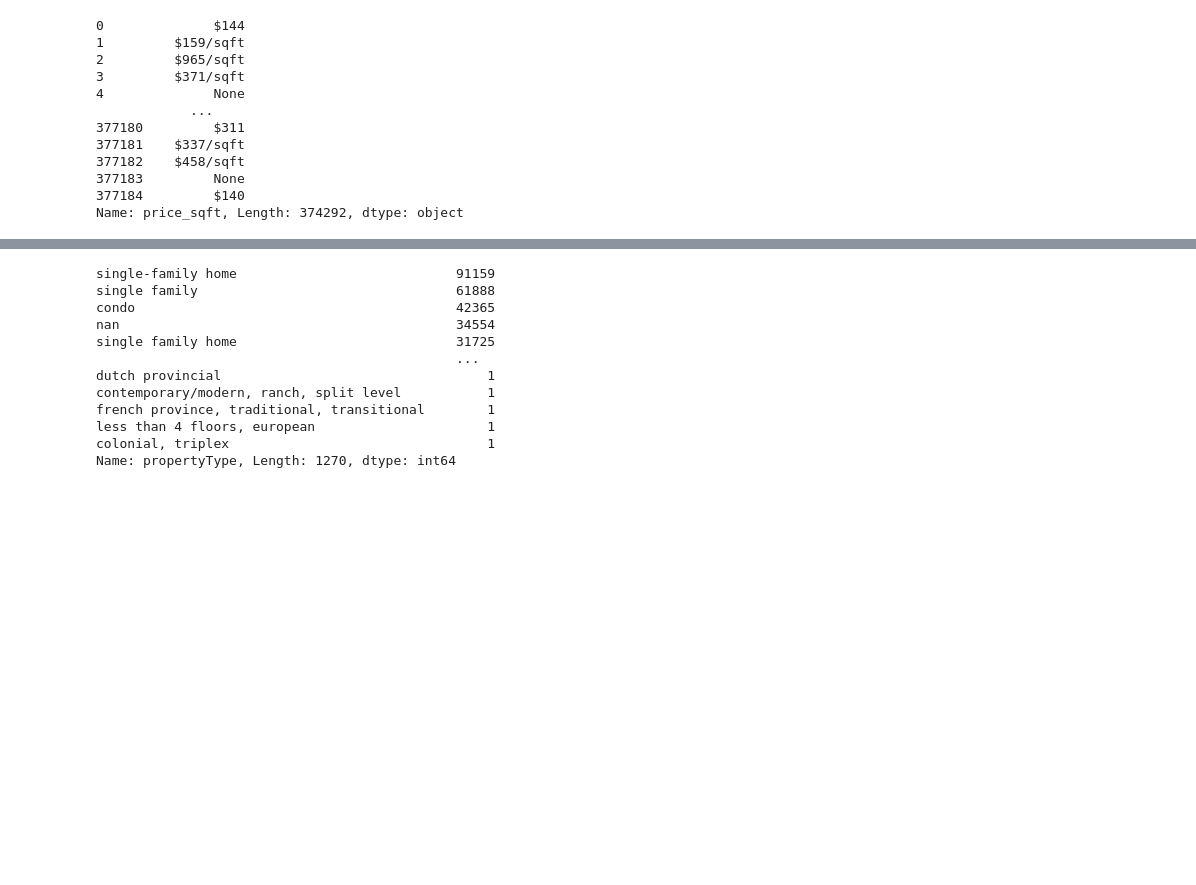
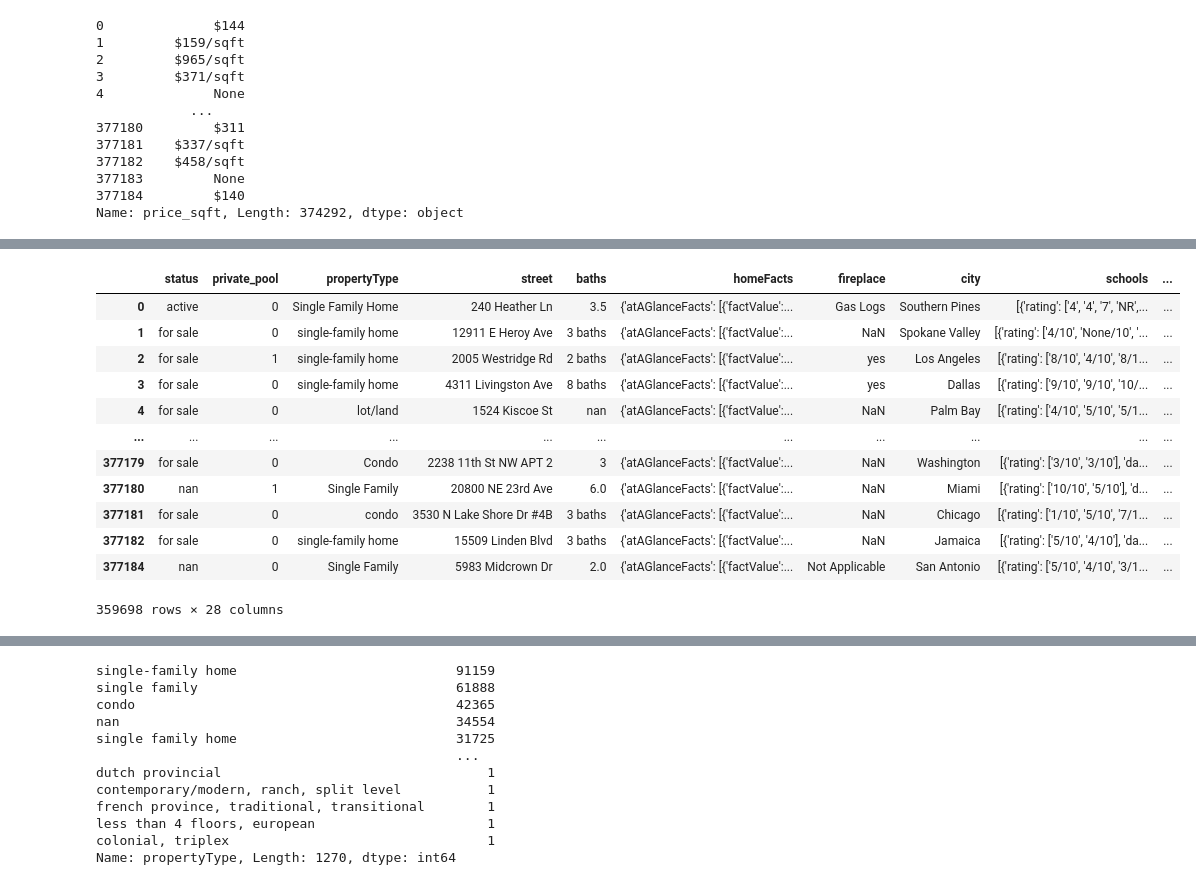
Before and after one commit to SeregeiKroupen/SF, a Jupyter notebook: final_project/Final_project.ipynb, the cells around one changed output, grey strips where cells are left out. Cells and saved outputs as stored; diff of their text form; code cells hidden in the pictures; blank space fills up the shorter version.

```diff
--- a/final_project/Final_project.ipynb
+++ b/final_project/Final_project.ipynb
@@ -898,0 +618,29 @@ Pinball Loss: 25000.71, over_pricing: 0.51%, mean over pricing: 48543
+# %%
+# filling NaN with string value 'nan' and turn texts to lower case
+data.baths.fillna('nan', inplace=True)
+data.baths = data.baths.str.lower()
+# %%
+# extract values from vector 'bath'
+baths = data[['sqft_value', 'lot_value', 'baths', 'beds']].copy()
+baths['baths_value'] = baths.baths.apply(find_number).apply(float)
+# some data seems to have mistaken format. For example 1,500 - it is 1.5. So normalise this.
+baths['baths_value'] = baths.baths_value.apply(lambda q: q if q<250 else q/1000)
+# as for normal understanding 2.5 baths means 2 full baths and 1 - half bath or
+# 2.2 - 2 full baths and 2 half baths.
+# So - recalculate it to just quantity (actually - round to the ceil)
+baths['baths_value'] = baths.baths_value.apply(math.ceil)
+# %%
+# some records don't have values of baths. But we can recalculate it
+# from square of house (vector 'sqft_values').
+# If 'sqft_value' is empty, we try to use vector 'lot_value'.
+# And make ceil of number of baths as 50.
+for item in tqdm(baths.index):
+    record = baths.loc[item,:]
+    sqft, lot, value = record.sqft_value, record.lot_value, record.baths_value
+    if not value:
+        if sqft:
+            value = min(50, math.ceil(sqft/1000))
+        else:
+            value = min(50, math.ceil(lot/1000))
+
+        baths.loc[item, 'baths_value'] = value
@@ -898,0 +684,2 @@ Pinball Loss: 25000.71, over_pricing: 0.51%, mean over pricing: 48543
+# %%
+data['baths_value'] = baths.baths_value
@@ -898,0 +717,16 @@ Pinball Loss: 25000.71, over_pricing: 0.51%, mean over pricing: 48543
+# %%
+data[(data.sqft_value!=0)|(data.lot_value!=0)]
+# %% [output]
+|  | status | private_pool | propertyType | street | baths | homeFacts | fireplace | city | schools | ... |
+| 0 | active | 0 | Single Family Home | 240 Heather Ln | 3.5 | {'atAGlanceFacts': [{'factValue':... | Gas Logs | Southern Pines | [{'rating': ['4', '4', '7', 'NR',... | ... |
+| 1 | for sale | 0 | single-family home | 12911 E Heroy Ave | 3 baths | {'atAGlanceFacts': [{'factValue':... | NaN | Spokane Valley | [{'rating': ['4/10', 'None/10', '... | ... |
+| 2 | for sale | 1 | single-family home | 2005 Westridge Rd | 2 baths | {'atAGlanceFacts': [{'factValue':... | yes | Los Angeles | [{'rating': ['8/10', '4/10', '8/1... | ... |
+| 3 | for sale | 0 | single-family home | 4311 Livingston Ave | 8 baths | {'atAGlanceFacts': [{'factValue':... | yes | Dallas | [{'rating': ['9/10', '9/10', '10/... | ... |
+| 4 | for sale | 0 | lot/land | 1524 Kiscoe St | nan | {'atAGlanceFacts': [{'factValue':... | NaN | Palm Bay | [{'rating': ['4/10', '5/10', '5/1... | ... |
+| ... | ... | ... | ... | ... | ... | ... | ... | ... | ... | ... |
+| 377179 | for sale | 0 | Condo | 2238 11th St NW APT 2 | 3 | {'atAGlanceFacts': [{'factValue':... | NaN | Washington | [{'rating': ['3/10', '3/10'], 'da... | ... |
+| 377180 | nan | 1 | Single Family | 20800 NE 23rd Ave | 6.0 | {'atAGlanceFacts': [{'factValue':... | NaN | Miami | [{'rating': ['10/10', '5/10'], 'd... | ... |
+| 377181 | for sale | 0 | condo | 3530 N Lake Shore Dr #4B | 3 baths | {'atAGlanceFacts': [{'factValue':... | NaN | Chicago | [{'rating': ['1/10', '5/10', '7/1... | ... |
+| 377182 | for sale | 0 | single-family home | 15509 Linden Blvd | 3 baths | {'atAGlanceFacts': [{'factValue':... | NaN | Jamaica | [{'rating': ['5/10', '4/10'], 'da... | ... |
+| 377184 | nan | 0 | Single Family | 5983 Midcrown Dr | 2.0 | {'atAGlanceFacts': [{'factValue':... | Not Applicable | San Antonio | [{'rating': ['5/10', '4/10', '3/1... | ... |
+359698 rows × 28 columns
```
Also changed, not shown: parts of 75 cells of this notebook, 4 other files.
